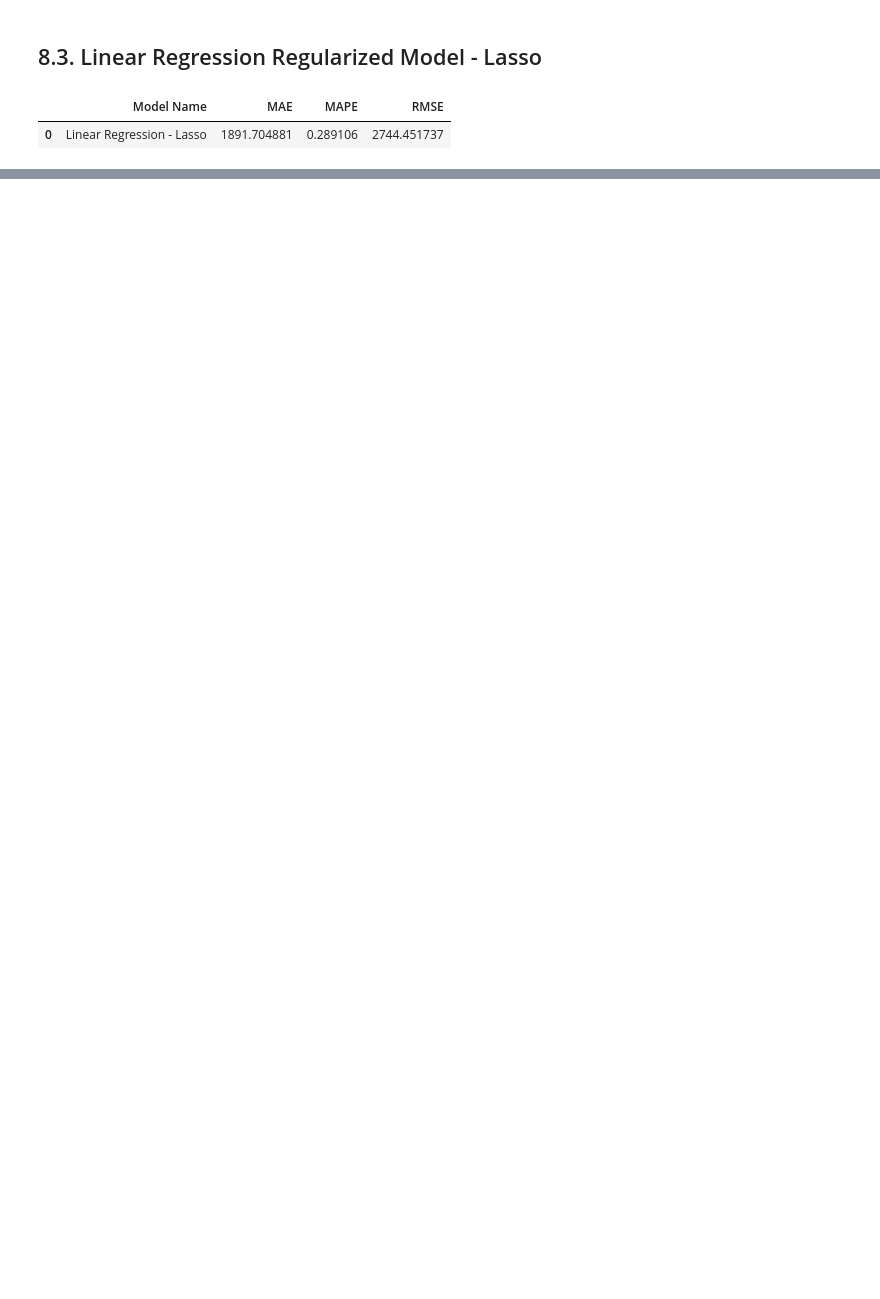
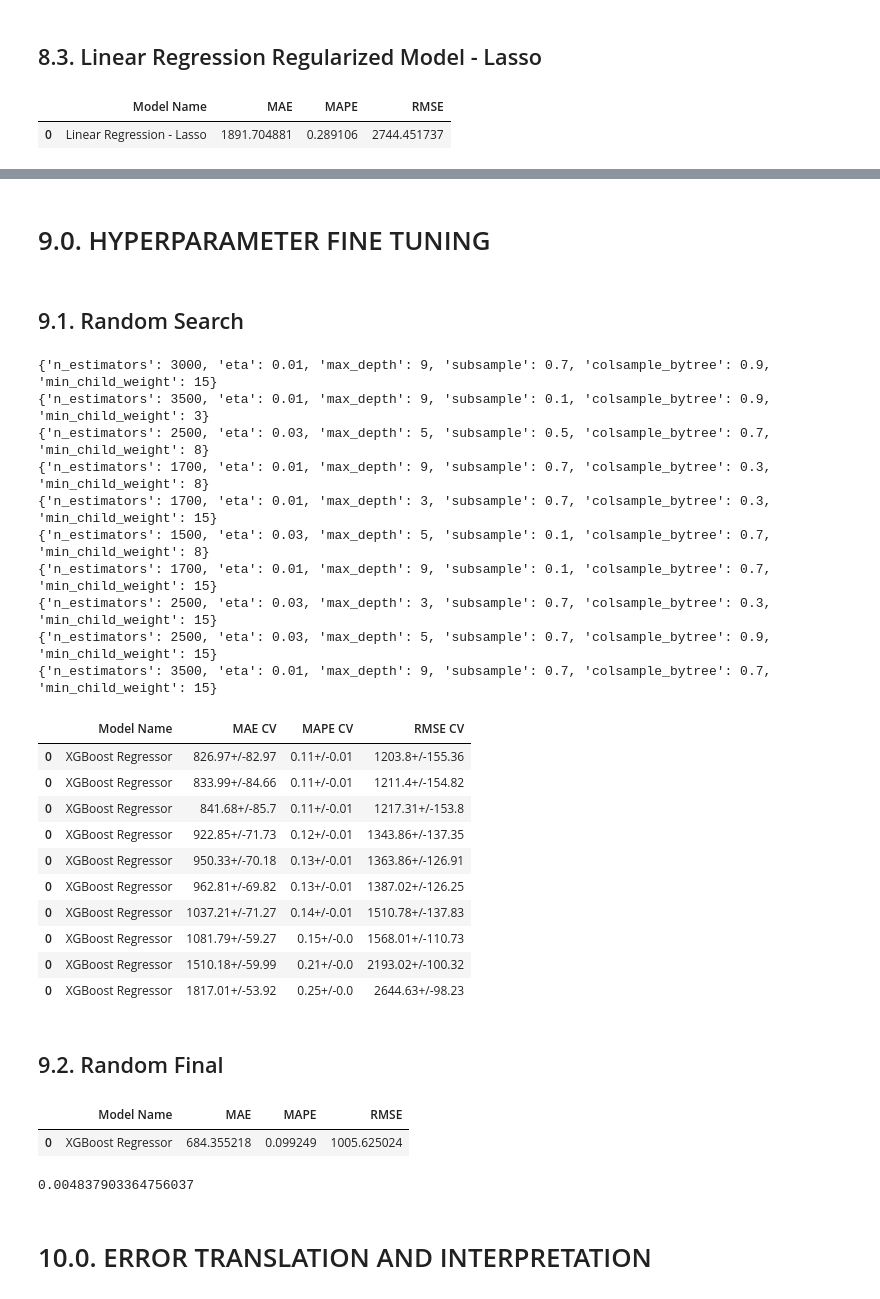
Before and after one commit to lfaferreira/predict-rossmann-store-sales, a Jupyter notebook: rossmann_store_sales_prediction.ipynb, the cells around one changed output, grey strips where cells are left out. Cells and saved outputs as stored; diff of their text form; code cells hidden in the pictures; blank space fills up the shorter version.

```diff
--- a/rossmann_store_sales_prediction.ipynb
+++ b/rossmann_store_sales_prediction.ipynb
@@ -1304,0 +1440,4 @@ lrr_result
+# %% [markdown]
+# 9.0. HYPERPARAMETER FINE TUNING
+# %% [markdown]
+## 9.1. Random Search
@@ -1304,0 +1453,46 @@ lrr_result
+# %%
+final_result = pd.DataFrame()
+
+for i in range(MAX_EVAL):
+    # choose values for parameters randomly
+    hp = {k: random.sample(v, 1)[0] for k, v in param.items()}
+    print(hp)
+
+    # model
+    model_xgb = xgb.XGBRegressor(objective='reg:squarederror',
+                                 n_estimators=hp['n_estimators'],
+                                 eta=hp['eta'],
+                                 max_depth=hp['max_depth'],
+                                 subsample=hp['subsample'],
+                                 colsample_bytree=hp['colsample_bytree'],
+                                 min_child_weight=hp['min_child_weight'])
+
+    # performance
+    xgb_result = cross_validation( x_training, 'XGBoost Regressor', model_xgb, 2, False)
+    final_result = pd.concat([final_result, xgb_result])
+
+final_result.sort_values('RMSE CV')
+# %% [output]
+{'n_estimators': 3000, 'eta': 0.01, 'max_depth': 9, 'subsample': 0.7, 'colsample_bytree': 0.9, 'min_child_weight': 15}
+{'n_estimators': 3500, 'eta': 0.01, 'max_depth': 9, 'subsample': 0.1, 'colsample_bytree': 0.9, 'min_child_weight': 3}
+{'n_estimators': 2500, 'eta': 0.03, 'max_depth': 5, 'subsample': 0.5, 'colsample_bytree': 0.7, 'min_child_weight': 8}
+{'n_estimators': 1700, 'eta': 0.01, 'max_depth': 9, 'subsample': 0.7, 'colsample_bytree': 0.3, 'min_child_weight': 8}
+{'n_estimators': 1700, 'eta': 0.01, 'max_depth': 3, 'subsample': 0.7, 'colsample_bytree': 0.3, 'min_child_weight': 15}
+{'n_estimators': 1500, 'eta': 0.03, 'max_depth': 5, 'subsample': 0.1, 'colsample_bytree': 0.7, 'min_child_weight': 8}
+{'n_estimators': 1700, 'eta': 0.01, 'max_depth': 9, 'subsample': 0.1, 'colsample_bytree': 0.7, 'min_child_weight': 15}
+{'n_estimators': 2500, 'eta': 0.03, 'max_depth': 3, 'subsample': 0.7, 'colsample_bytree': 0.3, 'min_child_weight': 15}
+{'n_estimators': 2500, 'eta': 0.03, 'max_depth': 5, 'subsample': 0.7, 'colsample_bytree': 0.9, 'min_child_weight': 15}
+{'n_estimators': 3500, 'eta': 0.01, 'max_depth': 9, 'subsample': 0.7, 'colsample_bytree': 0.7, 'min_child_weight': 15}
+|  | Model Name | MAE CV | MAPE CV | RMSE CV |
+| 0 | XGBoost Regressor | 826.97+/-82.97 | 0.11+/-0.01 | 1203.8+/-155.36 |
+| 0 | XGBoost Regressor | 833.99+/-84.66 | 0.11+/-0.01 | 1211.4+/-154.82 |
+| 0 | XGBoost Regressor | 841.68+/-85.7 | 0.11+/-0.01 | 1217.31+/-153.8 |
+| 0 | XGBoost Regressor | 922.85+/-71.73 | 0.12+/-0.01 | 1343.86+/-137.35 |
+| 0 | XGBoost Regressor | 950.33+/-70.18 | 0.13+/-0.01 | 1363.86+/-126.91 |
+| 0 | XGBoost Regressor | 962.81+/-69.82 | 0.13+/-0.01 | 1387.02+/-126.25 |
+| 0 | XGBoost Regressor | 1037.21+/-71.27 | 0.14+/-0.01 | 1510.78+/-137.83 |
+| 0 | XGBoost Regressor | 1081.79+/-59.27 | 0.15+/-0.0 | 1568.01+/-110.73 |
+| 0 | XGBoost Regressor | 1510.18+/-59.99 | 0.21+/-0.0 | 2193.02+/-100.32 |
+| 0 | XGBoost Regressor | 1817.01+/-53.92 | 0.25+/-0.0 | 2644.63+/-98.23 |
+# %% [markdown]
+## 9.2. Random Final
@@ -1304,0 +1506,27 @@ lrr_result
+# %%
+# model
+model_xgb_tuned = xgb.XGBRegressor(objective='reg:squarederror',
+                                   n_estimators=param_tuned['n_estimators'],
+                                   eta=param_tuned['eta'],
+                                   max_depth=param_tuned['max_depth'],
+                                   subsample=param_tuned['subsample'],
+                                   colsample_bytree=param_tuned['colsample_bytree'],
+                                   min_child_weight=param_tuned['min_child_weight']).fit(x_train, y_train)
+
+
+# prediction
+yhat_xgb_tuned = model_xgb.predict(x_test)
+
+# performance
+xgb_result_tuned = ml_error('XGBoost Regressor', np.expm1(y_test), np.expm1(yhat_xgb_tuned))
+xgb_result_tuned
+# %% [output]
+|  | Model Name | MAE | MAPE | RMSE |
+| 0 | XGBoost Regressor | 684.355218 | 0.099249 | 1005.625024 |
+# %%
+mpe = mean_percentage_error(np.expm1(y_test), np.expm1(yhat_xgb_tuned))
+mpe
+# %% [output]
+0.004837903364756037
+# %% [markdown]
+# 10.0.  ERROR TRANSLATION AND INTERPRETATION
```
Also changed, not shown: parts of 63 cells of this notebook.
